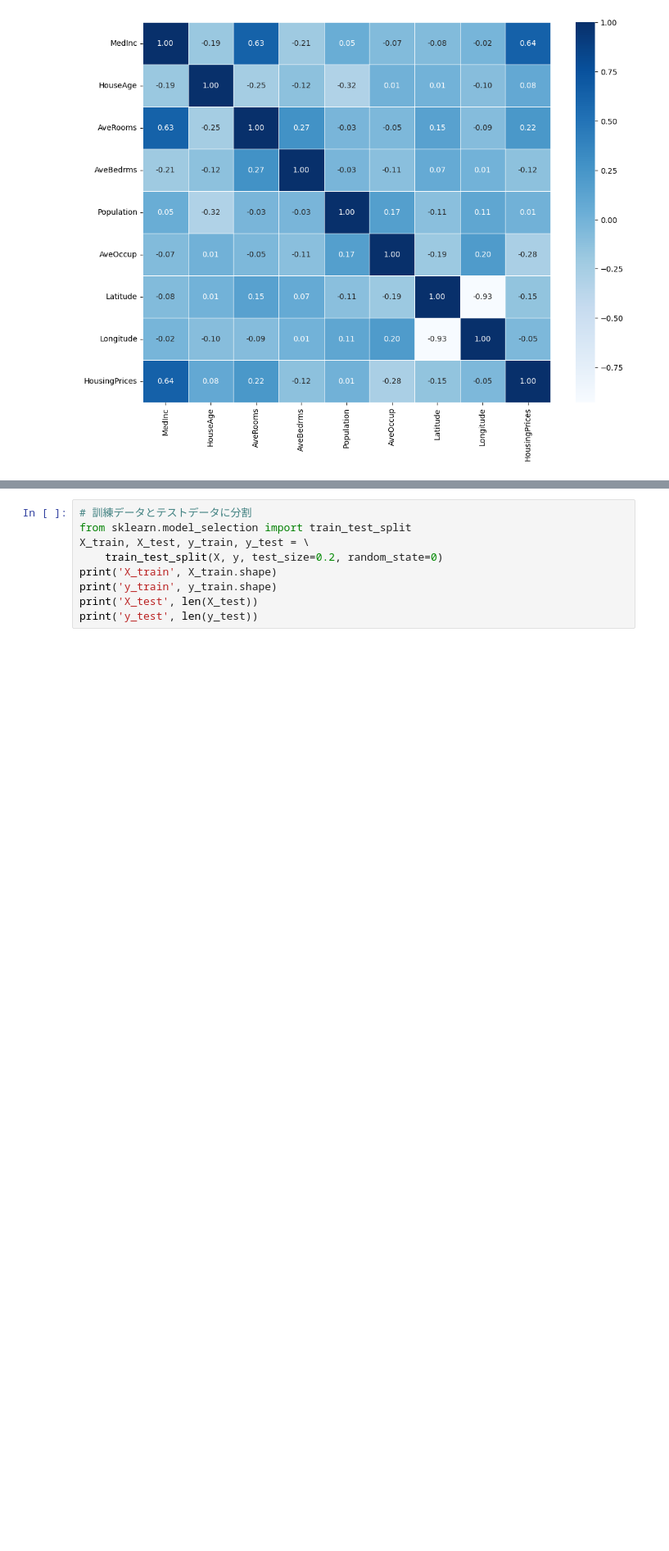
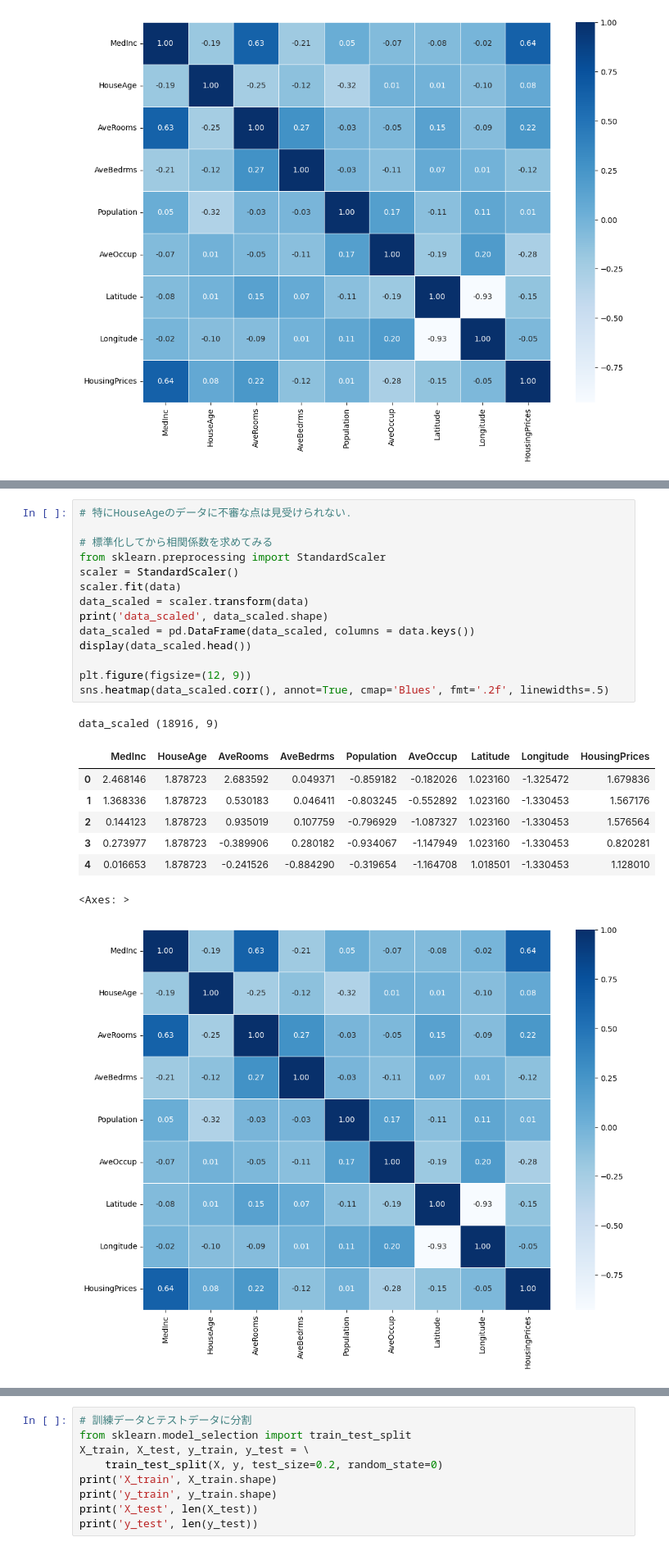
Before and after one commit to kento-m/learning-machine-learning, a Jupyter notebook: multiple-regression-california-housing-prices.ipynb, the cells around one changed output, grey strips where cells are left out. Shown: that part at 82% size. Saved outputs shown, nothing was run; the diff lists cells and outputs as text; blank space fills up the shorter version.

```diff
--- a/multiple-regression-california-housing-prices.ipynb
+++ b/multiple-regression-california-housing-prices.ipynb
@@ -164,3 +164,27 @@ data.describe()
 | 50% | 3.446150 | 29.000000 | 5.173527 | 1.047949 | 1188.000000 | 2.838825 | 34.270000 | -118.520000 | 1.737000 |
 | 75% | 4.562500 | 37.000000 | 5.936169 | 1.097283 | 1751.000000 | 3.296626 | 37.720000 | -118.010000 | 2.467000 |
 | max | 8.158600 | 52.000000 | 10.352941 | 3.411111 | 28566.000000 | 5.392954 | 41.950000 | -114.550000 | 5.000000 |
+# %%
+# 特にHouseAgeのデータに不審な点は見受けられない.
+
+# 標準化してから相関係数を求めてみる
+from sklearn.preprocessing import StandardScaler
+scaler = StandardScaler()
+scaler.fit(data)
+data_scaled = scaler.transform(data)
+print('data_scaled', data_scaled.shape)
+data_scaled = pd.DataFrame(data_scaled, columns = data.keys())
+display(data_scaled.head())
+
+plt.figure(figsize=(12, 9))
+sns.heatmap(data_scaled.corr(), annot=True, cmap='Blues', fmt='.2f', linewidths=.5)
+# %% [output]
+data_scaled (18916, 9)
+|  | MedInc | HouseAge | AveRooms | AveBedrms | Population | AveOccup | Latitude | Longitude | HousingPrices |
+| 0 | 2.468146 | 1.878723 | 2.683592 | 0.049371 | -0.859182 | -0.182026 | 1.023160 | -1.325472 | 1.679836 |
+| 1 | 1.368336 | 1.878723 | 0.530183 | 0.046411 | -0.803245 | -0.552892 | 1.023160 | -1.330453 | 1.567176 |
+| 2 | 0.144123 | 1.878723 | 0.935019 | 0.107759 | -0.796929 | -1.087327 | 1.023160 | -1.330453 | 1.576564 |
+| 3 | 0.273977 | 1.878723 | -0.389906 | 0.280182 | -0.934067 | -1.147949 | 1.023160 | -1.330453 | 0.820281 |
+| 4 | 0.016653 | 1.878723 | -0.241526 | -0.884290 | -0.319654 | -1.164708 | 1.018501 | -1.330453 | 1.128010 |
+<Axes: >
+[figure, added]
```
Also changed, not shown: parts of 8 cells of this notebook.
